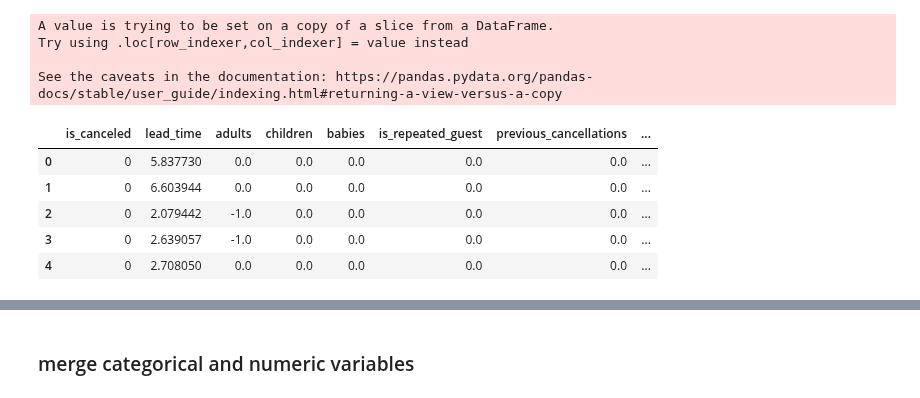
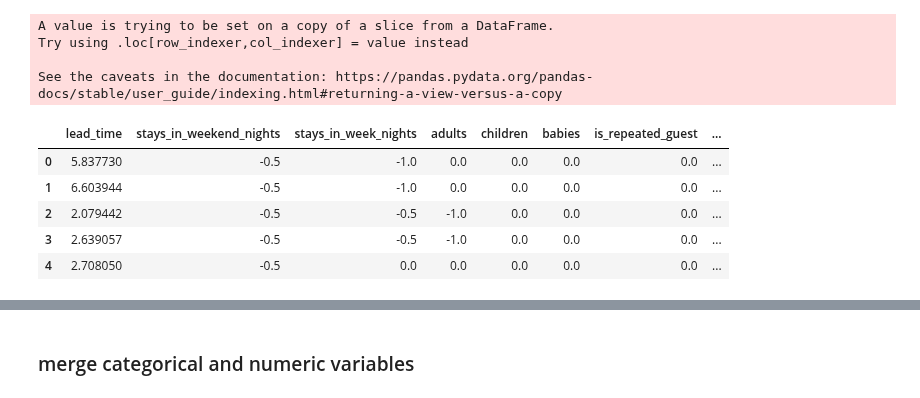
Before and after one commit to young-hun-jo/DataAnalysis, a Jupyter notebook: hotel_booking/prediction_modeling.ipynb, the cells around one changed output, grey strips where cells are left out. Cells and saved outputs as stored; diff of their text form; code cells hidden in the pictures.

```diff
--- a/hotel_booking/prediction_modeling.ipynb
+++ b/hotel_booking/prediction_modeling.ipynb
@@ -486,0 +530,10 @@ print(final_cols)
+# %%
+category_cols = ['hotel','meal','market_segment','distribution_channel','reserved_room_type',
+                 'assigned_room_type','deposit_type','customer_type']
+numeric_cols = ['lead_time','stays_in_weekend_nights','stays_in_week_nights','adults','children','babies',
+               'is_repeated_guest','previous_cancellations','previous_bookings_not_canceled',
+               'booking_changes','days_in_waiting_list','required_car_parking_spaces','total_of_special_requests']
+categorical_df = hotel[category_cols]
+numeric_df = hotel[numeric_cols]
+print(categorical_df.shape)
+print(numeric_df.shape)
@@ -582,16 +582,16 @@ See the caveats in the documentation: https://pandas.pydata.org/pandas-docs/stab
 # %%
 # is_canceled(종속변수)와 lead_time변수 제외하고 모두 Robust Scaler 적용
 import warnings
 warnings.filterwarnings(action='ignore')
 
 from sklearn.preprocessing import RobustScaler
 scaler = RobustScaler()
-numeric_df.iloc[:,2:] = scaler.fit_transform(numeric_df.iloc[:,2:])
+numeric_df.iloc[:,1:] = scaler.fit_transform(numeric_df.iloc[:,1:])
 numeric_df.head()
 # %% [output]
-|  | is_canceled | lead_time | adults | children | babies | is_repeated_guest | previous_cancellations | ... |
-| 0 | 0 | 5.837730 | 0.0 | 0.0 | 0.0 | 0.0 | 0.0 | ... |
-| 1 | 0 | 6.603944 | 0.0 | 0.0 | 0.0 | 0.0 | 0.0 | ... |
-| 2 | 0 | 2.079442 | -1.0 | 0.0 | 0.0 | 0.0 | 0.0 | ... |
-| 3 | 0 | 2.639057 | -1.0 | 0.0 | 0.0 | 0.0 | 0.0 | ... |
-| 4 | 0 | 2.708050 | 0.0 | 0.0 | 0.0 | 0.0 | 0.0 | ... |
+|  | lead_time | stays_in_weekend_nights | stays_in_week_nights | adults | children | babies | is_repeated_guest | ... |
+| 0 | 5.837730 | -0.5 | -1.0 | 0.0 | 0.0 | 0.0 | 0.0 | ... |
+| 1 | 6.603944 | -0.5 | -1.0 | 0.0 | 0.0 | 0.0 | 0.0 | ... |
+| 2 | 2.079442 | -0.5 | -0.5 | -1.0 | 0.0 | 0.0 | 0.0 | ... |
+| 3 | 2.639057 | -0.5 | -0.5 | -1.0 | 0.0 | 0.0 | 0.0 | ... |
+| 4 | 2.708050 | -0.5 | 0.0 | 0.0 | 0.0 | 0.0 | 0.0 | ... |
```
Also changed, not shown: parts of 33 cells of this notebook.
